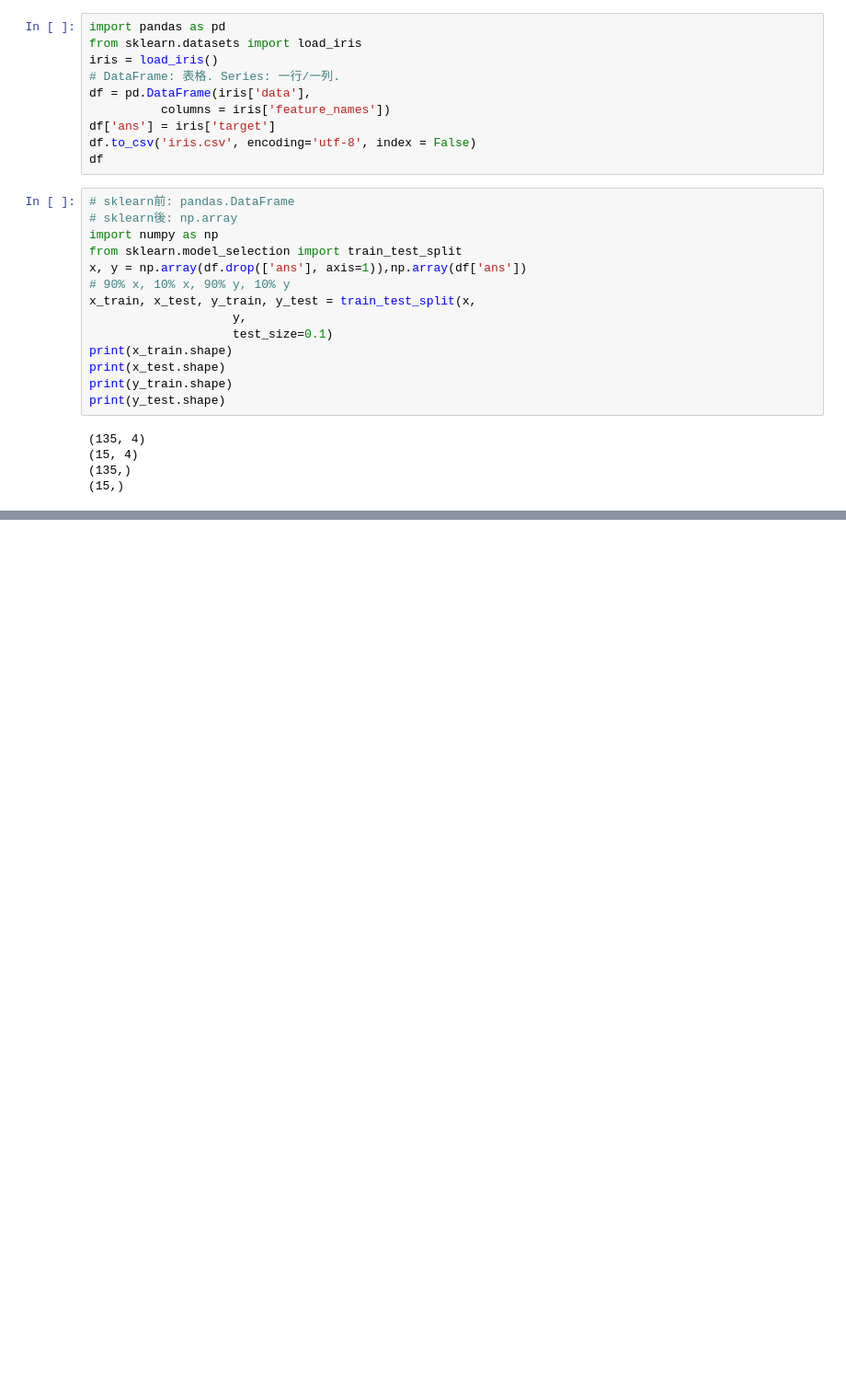
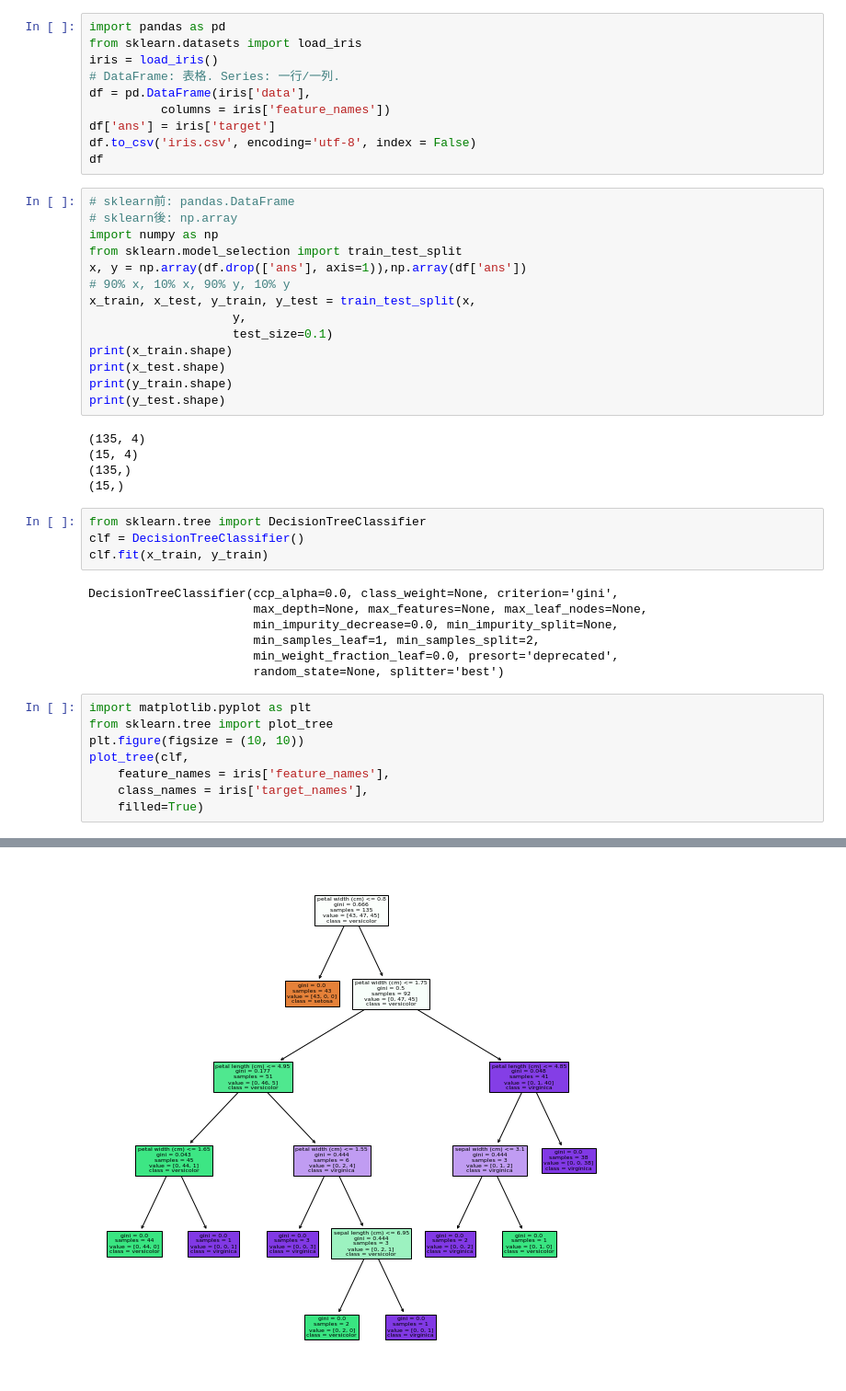
Before and after one commit to ryan9453/0602, a Jupyter notebook: classification.ipynb, the cells around one changed output, grey strips where cells are left out. Shown at 92% size. Drawn from its saved outputs; the diff is of its cells as text; blank space fills up the shorter version.

```diff
--- a/classification.ipynb
+++ b/classification.ipynb
@@ -29,3 +29,23 @@ print(y_test.shape)
 (15, 4)
 (135,)
 (15,)
+# %%
+from sklearn.tree import DecisionTreeClassifier
+clf = DecisionTreeClassifier()
+clf.fit(x_train, y_train)
+# %% [output]
+DecisionTreeClassifier(ccp_alpha=0.0, class_weight=None, criterion='gini',
+                       max_depth=None, max_features=None, max_leaf_nodes=None,
+                       min_impurity_decrease=0.0, min_impurity_split=None,
+                       min_samples_leaf=1, min_samples_split=2,
+                       min_weight_fraction_leaf=0.0, presort='deprecated',
+                       random_state=None, splitter='best')
+# %%
+import matplotlib.pyplot as plt
+from sklearn.tree import plot_tree
+plt.figure(figsize = (10, 10))
+plot_tree(clf,
+    feature_names = iris['feature_names'],
+    class_names = iris['target_names'],
+    filled=True)
+# %% [output]
@@ -31,0 +69 @@ print(y_test.shape)
+[figure, added]
```
Also changed, not shown: parts of 1 cell of this notebook.
